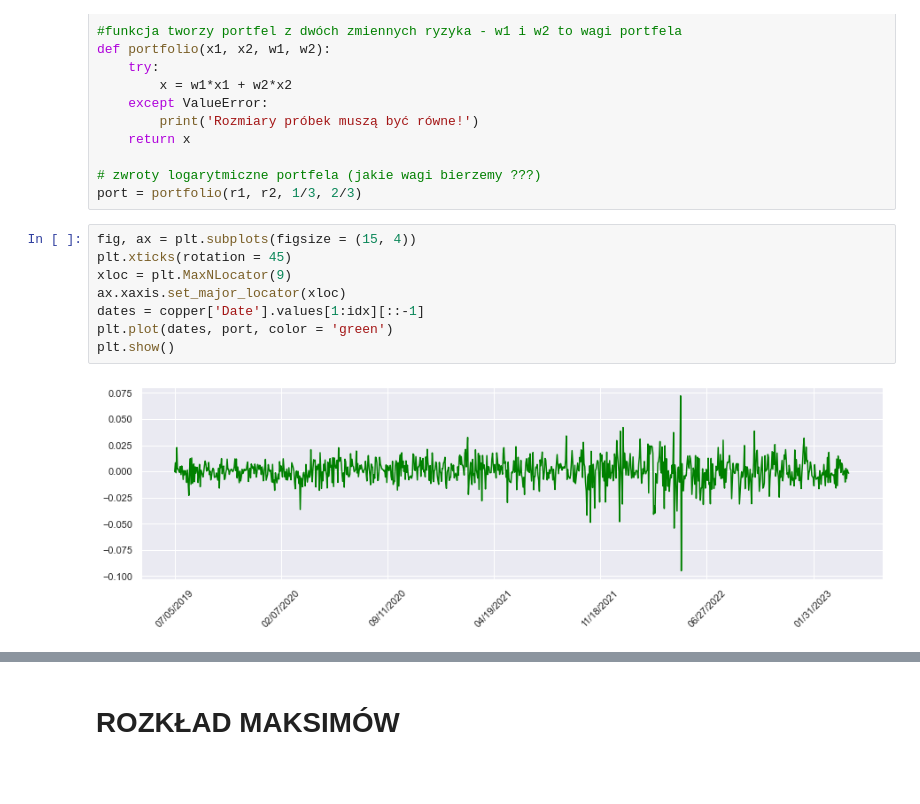
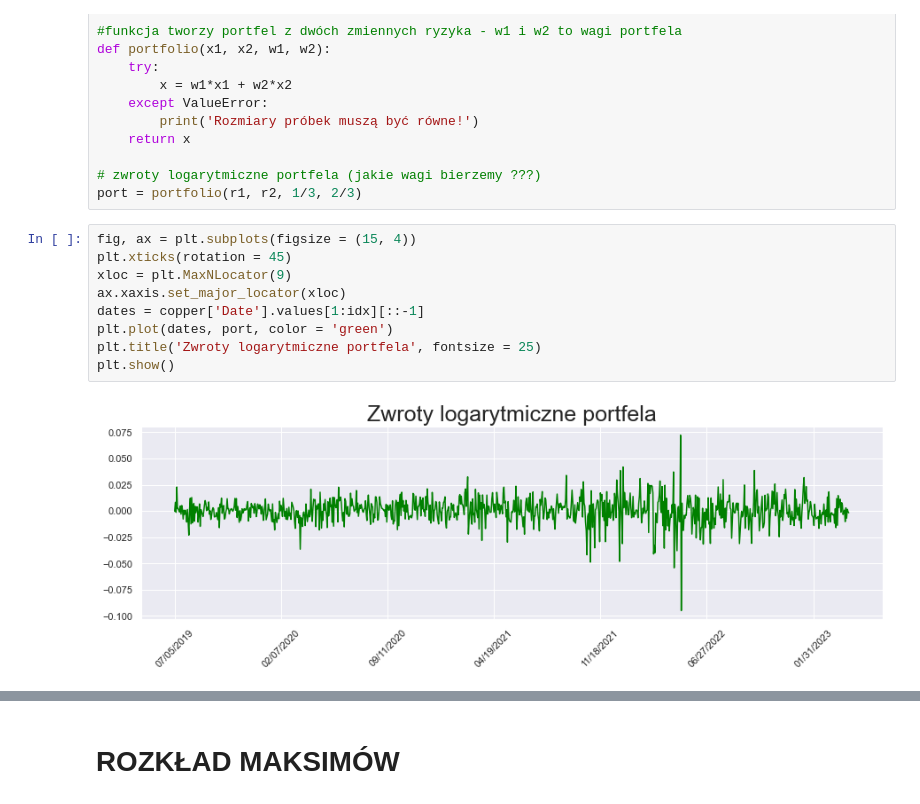
Before and after one commit to Szymex49/NVIDIA_risk_management, a Jupyter notebook: Prezentacja_2.ipynb, the cells around one changed output, grey strips where cells are left out. Cells and saved outputs as stored; diff of their text form; blank space fills up the shorter version.

```diff
--- a/Prezentacja_2.ipynb
+++ b/Prezentacja_2.ipynb
@@ -293,13 +315,14 @@ port = portfolio(r1, r2, 1/3, 2/3)
 # %%
 fig, ax = plt.subplots(figsize = (15, 4))
 plt.xticks(rotation = 45)
 xloc = plt.MaxNLocator(9)
 ax.xaxis.set_major_locator(xloc)
 dates = copper['Date'].values[1:idx][::-1]
 plt.plot(dates, port, color = 'green')
+plt.title('Zwroty logarytmiczne portfela', fontsize = 25)
 plt.show()
 # %% [output]
-[figure, old version]
+[figure, new version]
 # %%
 heatmap, xedges, yedges = np.histogram2d(r1, r2, bins = 30)
 
```
Also changed, not shown: parts of 21 cells of this notebook.
